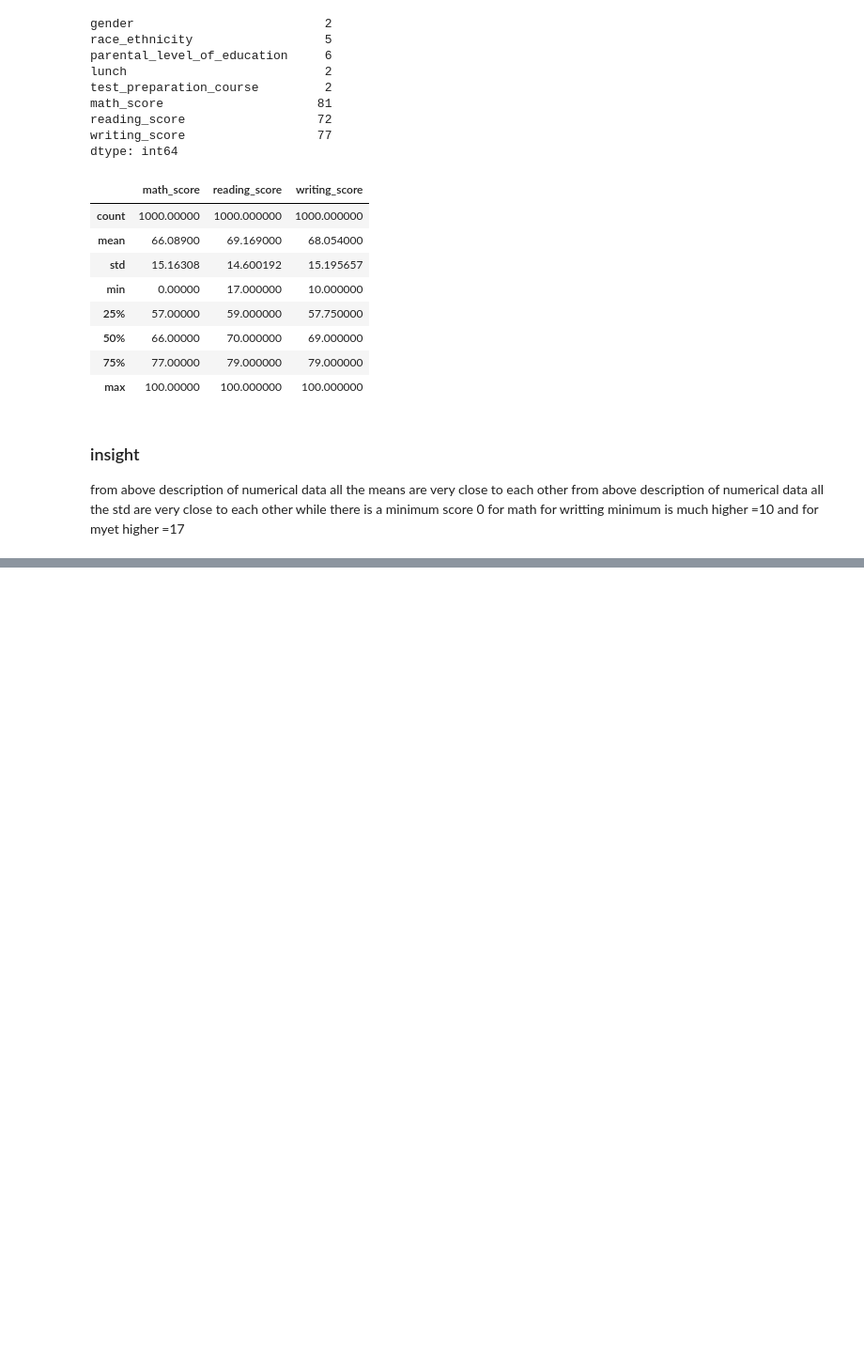
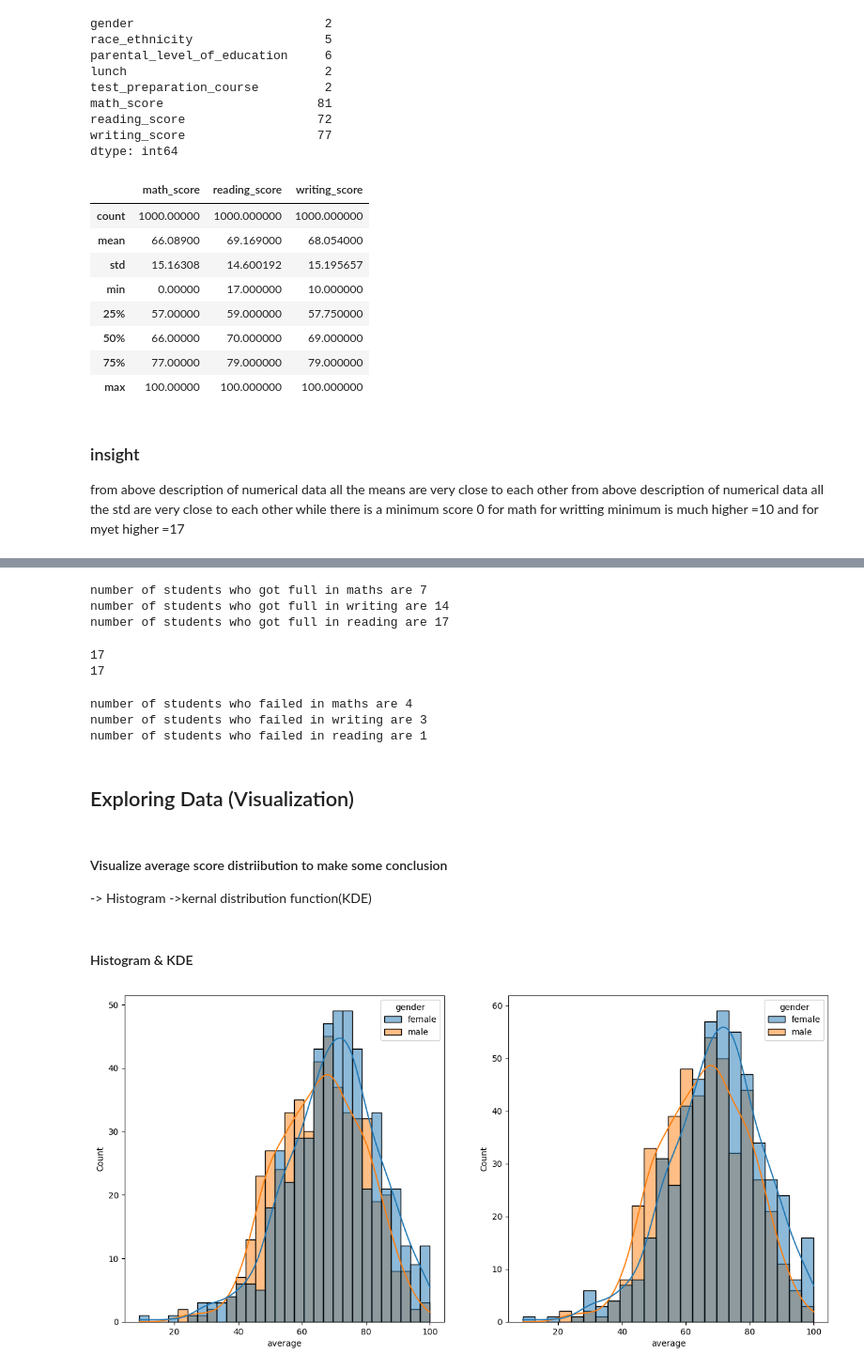
Before and after one commit to soggybiscuitkid/MlProject, a Jupyter notebook: notebook/EDA Student Performance.ipynb, the cells around one changed output, grey strips where cells are left out. Shown at 94% size. Cells and saved outputs as stored; diff of their text form; code cells hidden in the pictures; blank space fills up the shorter version.

```diff
--- a/notebook/EDA Student Performance.ipynb
+++ b/notebook/EDA Student Performance.ipynb
@@ -94,0 +144,5 @@ while there is a minimum score 0 for math for writting minimum is much higher =1
+# %%
+df['total score'] = df['math_score'] + df['reading_score'] + df['writing_score']
+# %%
+df['average'] = df['total score']/3
+df.head()
@@ -94,0 +156,49 @@ while there is a minimum score 0 for math for writting minimum is much higher =1
+# %%
+reading_score = df[df['reading_score']==100]['average'].count()
+writing_full = df[df['writing_score']==100]['average'].count()
+math_full = df[df['math_score']==100]['average'].count()
+
+print(f'number of students who got full in maths are {math_full}')
+print(f'number of students who got full in writing are {writing_full}')
+print(f'number of students who got full in reading are {reading_score}')
+# %% [output]
+number of students who got full in maths are 7
+number of students who got full in writing are 14
+number of students who got full in reading are 17
+# %%
+reading_score = df[df['reading_score']==100]['average'].count()
+reading_score1 = df[df['reading_score']==100]['gender'].count()
+print(reading_score)
+print(reading_score1)
+# %% [output]
+17
+17
+# %%
+reading_score = df[df['reading_score']<=20]['average'].count()
+writing_full = df[df['writing_score']<=20]['average'].count()
+math_full = df[df['math_score']<=20]['average'].count()
+print(f'number of students who failed in maths are {math_full}')
+print(f'number of students who failed in writing are {writing_full}')
+print(f'number of students who failed in reading are {reading_score}')
+# %% [output]
+number of students who failed in maths are 4
+number of students who failed in writing are 3
+number of students who failed in reading are 1
+# %% [markdown]
+## Exploring Data (Visualization)
+# %% [markdown]
+#### Visualize average score distriibution to make some conclusion
+-> Histogram
+->kernal distribution function(KDE)
+# %% [markdown]
+#### Histogram & KDE
+# %%
+fig, axs = plt.subplots(1,2,figsize=(15,7))
+plt.subplot(121)
+sns.histplot(data=df,x='average',bins=30,kde=True,color='g',hue='gender')
+plt.subplot(122)
+sns.histplot(data=df,x='average',kde=True,hue='gender')
+plt.show()
+# fig, axs = plt.subplots(1, 2, figsize=(15,7))
+# %% [output]
+[figure, added]
```
Also changed, not shown: parts of 17 cells of this notebook, 1 other file.
